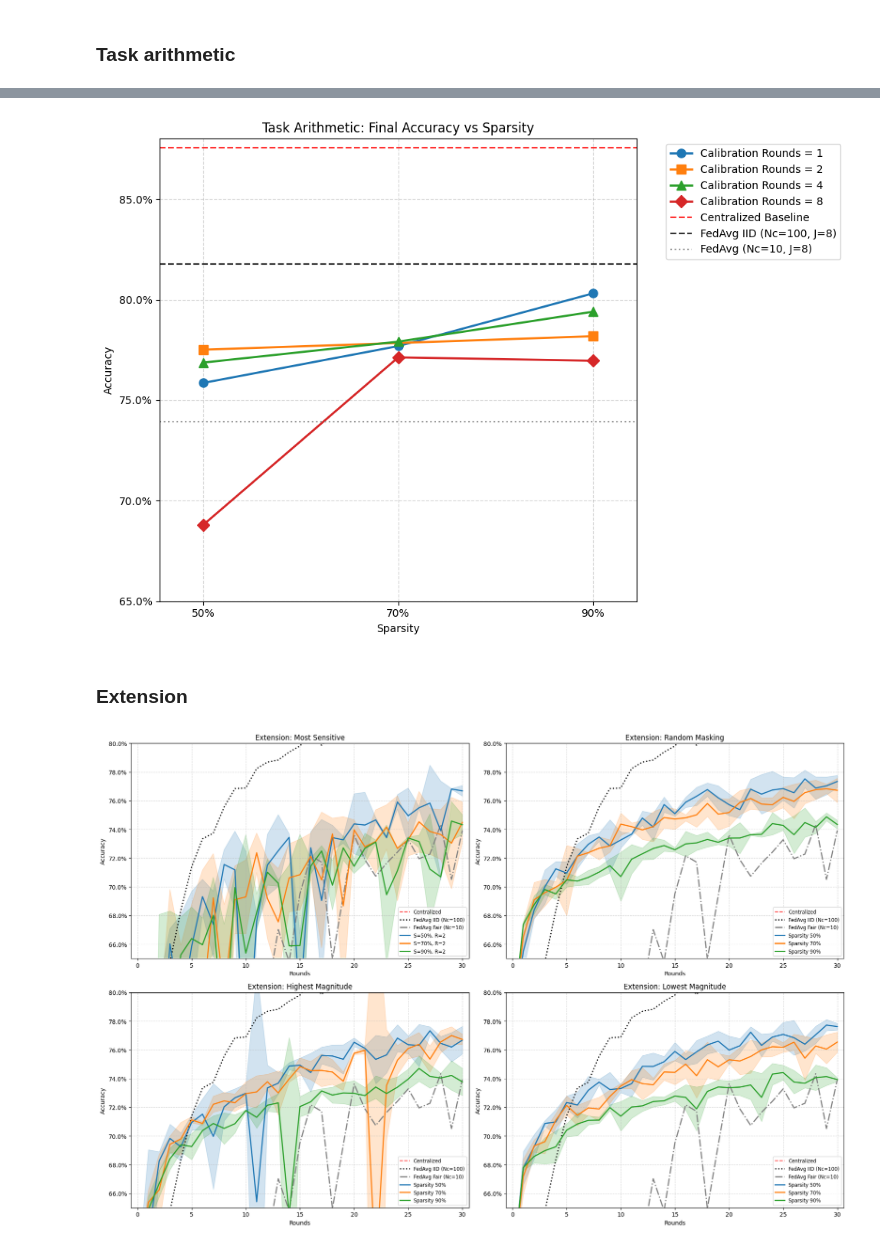
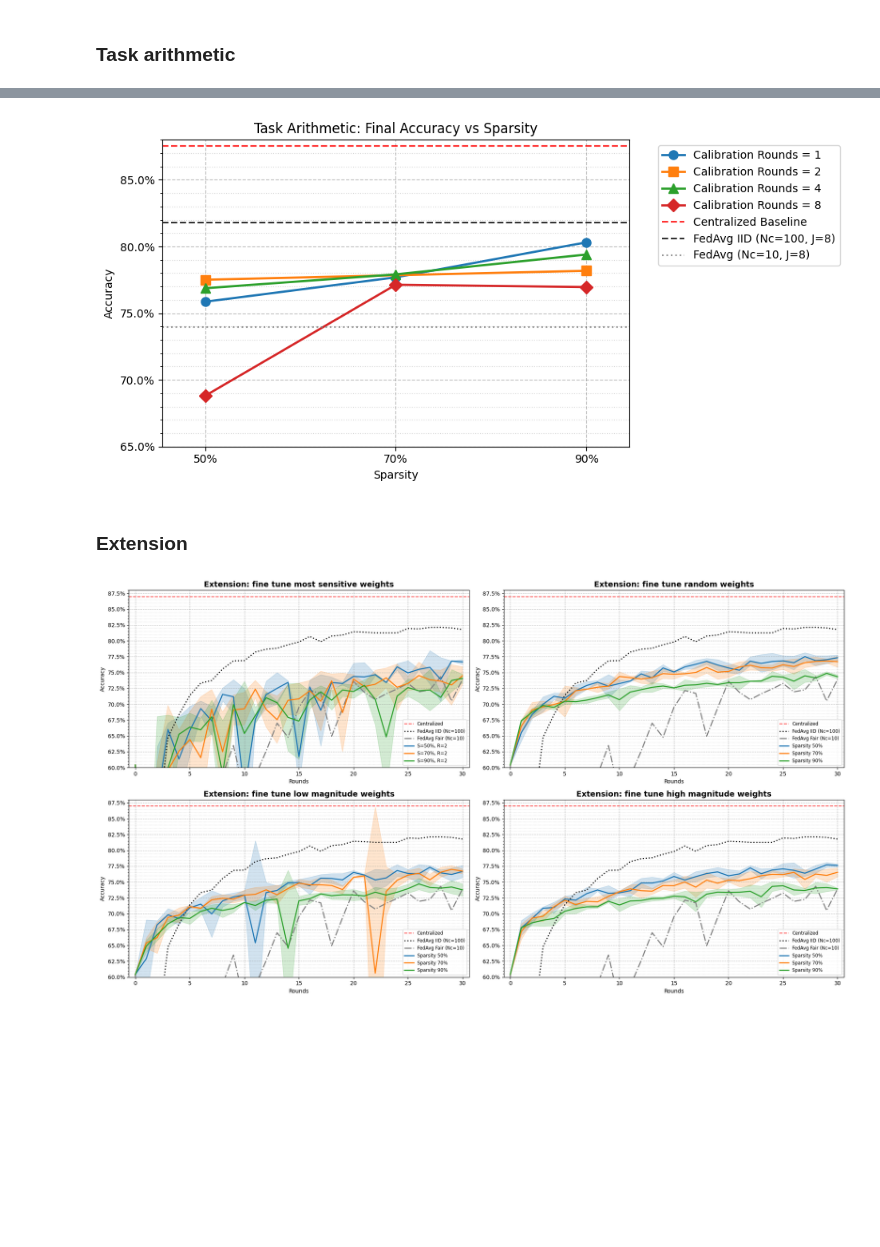
Before and after one commit to erikscolaro/FL-task-arithmetic, a Jupyter notebook: notebooks/plots.ipynb, the cells around one changed output, grey strips where cells are left out. Cells and saved outputs as stored; diff of their text form; code cells hidden in the pictures; blank space fills up the shorter version.

```diff
--- a/notebooks/plots.ipynb
+++ b/notebooks/plots.ipynb
@@ -144,7 +129,3 @@ runs = api.runs(f"{ENTITY}/{PROJECT}")
 print(f"Found {len(runs)} runs")
 # %% [output]
 Found 142 runs
-# %%
-# Stampa i nomi di tutte le run contenute in runs
-for run in runs:
-    print(run.name)
@@ -592,14 +704,13 @@ plt.show()
 import matplotlib.pyplot as plt
 import pandas as pd
 from matplotlib.ticker import PercentFormatter
+from matplotlib.ticker import MultipleLocator
 
-# Configuration
 METRIC = "accuracy"
 X_AXIS = "epoch"
 CENTRALIZED_ACC = 0.8697
-AVG_WINDOW = 0  # media sui round [30-AVG_WINDOW, 30]
+AVG_WINDOW = 0
 
-# 1. Define Run Mapping (Sparsity -> Rounds -> Group Name)
 ta_groups_config = {
     50: {
         1: "task-arithmetic-s50-r1-FIX-MASK",
@@ -626,15 +737,12 @@ baselines = {
     "FedAvg (Nc=10, J=8)": "baseline-fedavg-nc10-j8",
 }
 
-CENTRALIZED_ACC = 0.8755  # Fixed value
+CENTRALIZED_ACC = 0.8755
 
-# 2. Extract average accuracy on [30-AVG_WINDOW, 30]
 data = []
 
-# Process Task Arithmetic runs
 for sparsity, rounds_dict in ta_groups_config.items():
     for r, run_name in rounds_dict.items():
-        # Get average accuracy on [30-AVG_WINDOW, 30] for this run
         run_data = df[
             (df["run_name"] == run_name)
             & (df[X_AXIS] >= 30 - AVG_WINDOW)
@@ -651,7 +759,6 @@ for sparsity, rounds_dict in ta_groups_config.items():
                 }
             )
 
-# Process Baselines
 baseline_vals = {}
 for label, run_name in baselines.items():
     run_data = df[
@@ -664,24 +771,19 @@ for label, run_name in baselines.items():
     else:
         baseline_vals[label] = None
 
-# Create DataFrame for easier plotting
 res_df = pd.DataFrame(data)
 
-# 3. Plotting
-# Imposta dimensione in pixel e dpi
-width_px = 1000
-height_px = 700
+width_px = 1920 / 2
+height_px = 1920 / 4
 dpi = 100
 
-# Padding percentuale per l'asse X
-x_padding = 0.05  # 5% di padding su ogni lato
+x_padding = 0.05
 max_sparsity = 90
 
 fig = plt.figure(figsize=(width_px / dpi, height_px / dpi), dpi=dpi)
 
-# Plot lines for each Calibration Round count
 rounds_options = sorted(res_df["Rounds"].unique())
-markers = ["o", "s", "^", "D"]  # distinct markers for rounds
+markers = ["o", "s", "^", "D"]
 
 for i, r in enumerate(rounds_options):
     subset = res_df[res_df["Rounds"] == r].sort_values("Sparsity")
@@ -694,11 +796,9 @@ for i, r in enumerate(rounds_options):
         label=f"Calibration Rounds = {r}",
     )
 
-# Plot Horizontal Baselines
 colors = ["black", "grey"]
 styles = ["--", ":"]
 
-# Centralized
 plt.axhline(
     y=CENTRALIZED_ACC,
     color="red",
@@ -707,7 +807,6 @@ plt.axhline(
     alpha=0.8,
 )
 
-# FedAvg Baselines
 for i, (label, val) in enumerate(baseline_vals.items()):
     if val is not None:
         plt.axhline(
@@ -717,34 +816,39 @@ for i, (label, val) in enumerate(baseline_vals.items()):
             label=f"{label}",
             alpha=0.8,
         )
+
+plt.gca().yaxis.set_major_locator(MultipleLocator(0.05))
+plt.gca().yaxis.set_minor_locator(MultipleLocator(0.01))
+plt.gca().grid(True, which="major", linestyle="--", color="grey", alpha=0.6)
+plt.gca().grid(True, which="minor", linestyle=":", color="grey", alpha=0.3)
 
 # Styling
 plt.title("Task Arithmetic: Final Accuracy vs Sparsity")
 plt.ylabel("Accuracy")
 plt.gca().yaxis.set_major_formatter(PercentFormatter(1))
 min_sparsity = min(sparsities)
 max_sparsity_tick = max(sparsities)
 padding = max_sparsity_tick * x_padding
 plt.xlim(min_sparsity - padding, max_sparsity_tick + padding)
 
 plt.xticks(sparsities, [f"{s}%" for s in sparsities])
 plt.xlabel("Sparsity")
 
 plt.grid(True, linestyle="--", alpha=0.5)
 plt.ylim(0.65, 0.88)
 
 # Legend
 plt.legend(bbox_to_anchor=(1.05, 1), loc="upper left")
 
 plt.tight_layout()
 plt.savefig(
     "../report/images/task_arithmetic_final_accuracy_vs_sparsity.png",
     dpi=300,
     bbox_inches="tight",
 )
 plt.show()
 # %% [output]
-[figure, old version]
+[figure, new version]
 # %% [markdown]
 ### Extension
 # %%
@@ -760,8 +864,8 @@ METRIC = "accuracy"
 X_AXIS = "epoch"
 
 # Imposta dimensione in pixel e dpi
-width_px = 1800
-height_px = 1200
+width_px = 1920
+height_px = 1080
 dpi = 100
 
 # Padding percentuale per l'asse X
@@ -886,10 +990,16 @@ def plot_extension(extension_name, config_dict, ax, ylim=(0.6, 0.85)):
             )
 
     # Formatting
-    ax.set_title(f"Extension: {extension_name}")
+    ax.set_title(f"Extension: {extension_name}", fontsize=14, fontweight="bold")
     ax.set_xlabel("Rounds")
     ax.set_ylabel("Accuracy")
     # Aggiungi padding proporzionale
+
+    ax.yaxis.set_major_locator(MultipleLocator(0.025))
+    ax.yaxis.set_minor_locator(MultipleLocator(0.005))
+
+    ax.grid(True, which="major", linestyle="--", color="grey", alpha=0.6)
+    ax.grid(True, which="minor", linestyle=":", color="grey", alpha=0.3)
     padding = max_rounds * x_padding
     ax.set_xlim(-padding, max_rounds + padding)
     ax.yaxis.set_major_formatter(PercentFormatter(1))
@@ -932,13 +1042,24 @@ most_sens_configs = {
 # --- Generate Plots ---
 fig, axes = plt.subplots(2, 2, figsize=(width_px / dpi, height_px / dpi), dpi=dpi)
 
-plot_extension("Random Masking", random_configs, axes[0, 1], ylim=(0.65, 0.8))
-plot_extension("Lowest Magnitude", low_mag_configs, axes[1, 1], ylim=(0.65, 0.8))
-plot_extension("Most Sensitive", most_sens_configs, axes[0, 0], ylim=(0.65, 0.8))
-plot_extension("Highest Magnitude", high_mag_configs, axes[1, 0], ylim=(0.65, 0.8))
+plot_extension(
+    "fine tune random weights", random_configs, axes[0, 1], ylim=(0.60, 0.88)
+)
+plot_extension(
+    "fine tune most sensitive weights",
+    most_sens_configs,
+    axes[0, 0],
+    ylim=(0.60, 0.88),
+)
+plot_extension(
+    "fine tune high magnitude weights", low_mag_configs, axes[1, 1], ylim=(0.60, 0.88)
+)
+plot_extension(
+    "fine tune low magnitude weights", high_mag_configs, axes[1, 0], ylim=(0.60, 0.88)
+)
 
 plt.tight_layout()
 plt.savefig("../report/images/extensions_comparison.png", dpi=300, bbox_inches="tight")
 plt.show()
 # %% [output]
-[figure, old version]
+[figure, new version]
```
Also changed, not shown: parts of 9 cells of this notebook, 8 other files.
